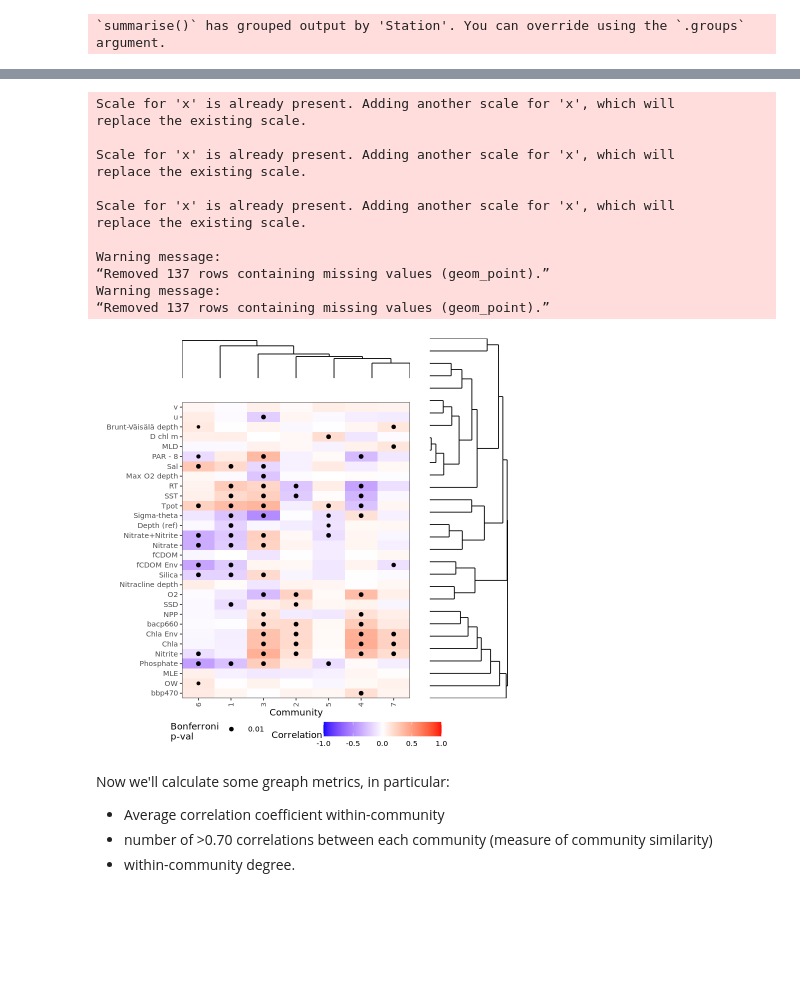
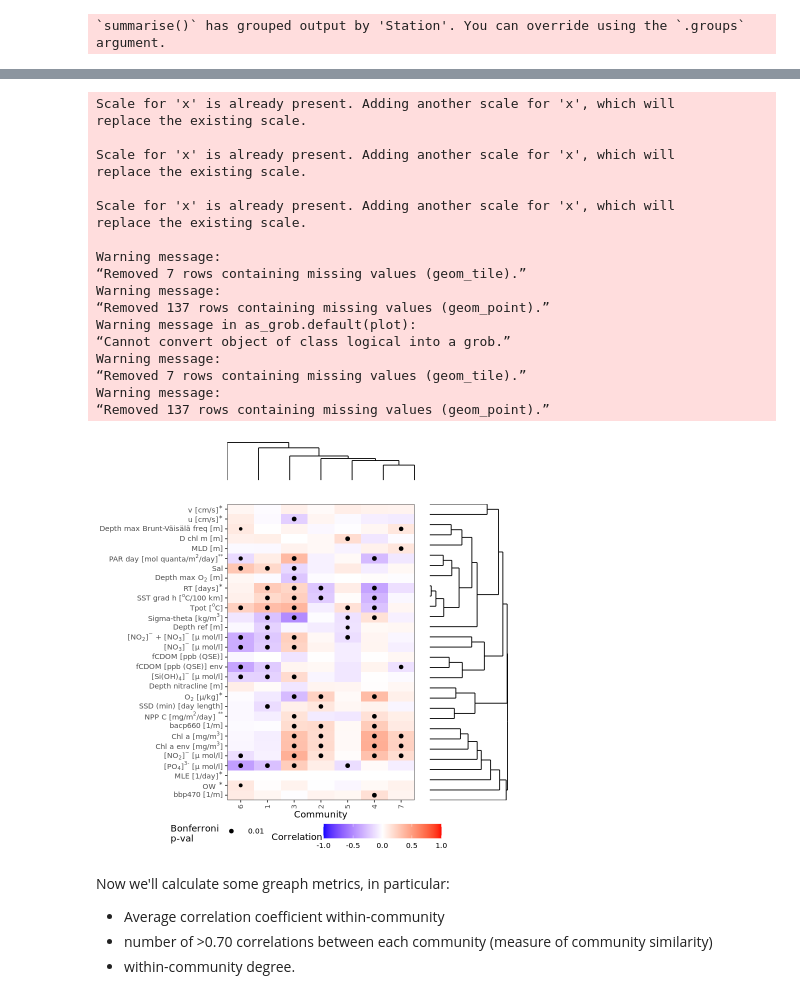
Before and after one commit to AlexanderLabWHOI/2021-TOPAZ-MAG-Figures, a Jupyter notebook: notebooks/final-figures-network.ipynb, the cells around one changed output, grey strips where cells are left out. Drawn from its saved outputs; the diff is of its cells as text; code cells hidden in the pictures; blank space fills up the shorter version.

```diff
--- a/notebooks/final-figures-network.ipynb
+++ b/notebooks/final-figures-network.ipynb
@@ -506,8 +537,8 @@ Read in environmental metadata.
 HQ_Mags = read.csv(file.path("..","data","taxonomy_color_ranges.csv"),
                    row.names=1)
 test = HQ_Mags
-EukMAGDF = read.csv(paste0(file.path("..","tables","final",
-                    'TableS2_EukaryoticMAG.csv'), row.names=1))%>% dplyr::mutate(new_mag_name=row.names(.))
+EukMAGDF = read.csv(file.path("..","tables","final",
+                    'TableS2_EukaryoticMAG.csv'), row.names=1) %>% dplyr::mutate(new_mag_name=row.names(.))
 translation_dict = read.csv('/vortexfs1/omics/alexander/halexander/2020-tara-final-paper/rename/renamed-eukaryotic-mags.tsv', sep='\t',
                                row.names=1)
 translation_dict_r = read.csv('/vortexfs1/omics/alexander/halexander/2020-tara-final-paper/rename/renamed-eukaryotic-mags.tsv', sep='\t',
@@ -1043,7 +1229,7 @@ all_df_plot$Comm_Ordered <- match(all_df_plot$Comm_Ordered,colnames(corr_df)[com
 
 dendro_env_labels = dendro_data(env_dendro, type = "rectangle")$labels
 dendro_comm_labels = dendro_data(cluster_dendro, type = "rectangle")$labels
-
+pacman::p_load(latex2exp)
 corr_comm_only = ggplot(all_df_plot) +
     geom_tile(aes(x=Comm_Ordered,y=Cor_Var_Ordered,fill=Cor)) +
     geom_point(aes(x=Comm_Ordered,y=Cor_Var_Ordered,size=Cor_Pval)) +
@@ -1051,7 +1237,8 @@ corr_comm_only = ggplot(all_df_plot) +
     scale_size(trans = 'reverse',limits=c(0.1,0),range=c(0.5,2),breaks=c(0.01),name = "Bonferroni \np-val") +
     theme_test() +
     scale_y_continuous(breaks = dendro_env_labels$x,
-        labels = dendro_env_labels$label,
+        labels = parse(text=TeX(levels(dendro_env_labels$label), output="character")),
+        #parse(text=levels(dendro_env_labels$label)),
         expand = c(0, 0)) +
     scale_x_continuous(breaks = dendro_comm_labels$x,
         labels = dendro_comm_labels$label,
@@ -1087,36 +1274,43 @@ dendro_gg_comm = ggplot(segment(dendro_data(cluster_dendro, type = "rectangle"))
                        expand = c(0, 0)) + theme_dendro()
 
 corr_comm_only_dendro = cowplot::plot_grid(dendro_gg_comm,
                                            corr_comm_only + theme(plot.margin=grid::unit(c(-10,-5,-3,-3), "mm"),
                                                                   legend.position="none"),
                                            rel_heights=c(0.2,1),rel_widths=c(0.3,1,0.3,1),
                                            ncol=1, align="hv",axis = "tblr")
 #t, r, b, l  (trouble, top-right-bottom-left)
 corr_comm_only_alldendro = cowplot::plot_grid(corr_comm_only_dendro +
                                               theme(plot.margin=grid::unit(c(0,0,0,0), "mm")),
-                                              dendro_gg_env, #+
+                                              cowplot::plot_grid(NA,dendro_gg_env,
+                                                                 rel_heights=c(0.2,1),ncol=1), #+
                                               #theme(plot.margin=grid::unit(c(-8,0,-25,-10), "mm")),
                    rel_widths=c(1,0.3),ncol=2,align = "v", axis = "tb")
 corr_comm_only_alldendro = cowplot::plot_grid(corr_comm_only_alldendro,
                                               get_legend(corr_comm_only+
                                                          theme(legend.key.width=unit(1,"cm"))),
                                               ncol=1,rel_heights=c(1,0.1))
 corr_comm_only_alldendro
 # %% [output]
 Scale for 'x' is already present. Adding another scale for 'x', which will
 replace the existing scale.
 
 Scale for 'x' is already present. Adding another scale for 'x', which will
 replace the existing scale.
 
 Scale for 'x' is already present. Adding another scale for 'x', which will
 replace the existing scale.
 
 Warning message:
-“Removed 137 rows containing missing values (geom_point).”
+“Removed 7 rows containing missing values (geom_tile).”
 Warning message:
 “Removed 137 rows containing missing values (geom_point).”
+Warning message in as_grob.default(plot):
+“Cannot convert object of class logical into a grob.”
+Warning message:
+“Removed 7 rows containing missing values (geom_tile).”
+Warning message:
+“Removed 137 rows containing missing values (geom_point).”
-[figure, old version]
+[figure, new version]
 # %% [markdown]
 Now we'll calculate some greaph metrics, in particular:
 * Average correlation coefficient within-community
```
Also changed, not shown: parts of 19 cells of this notebook, 8 other files.
